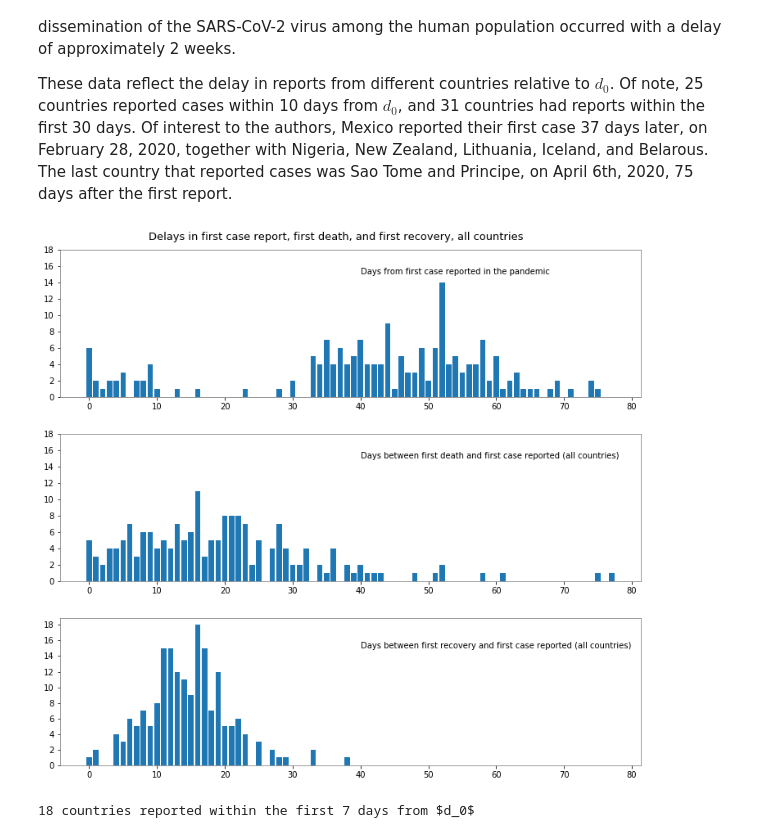
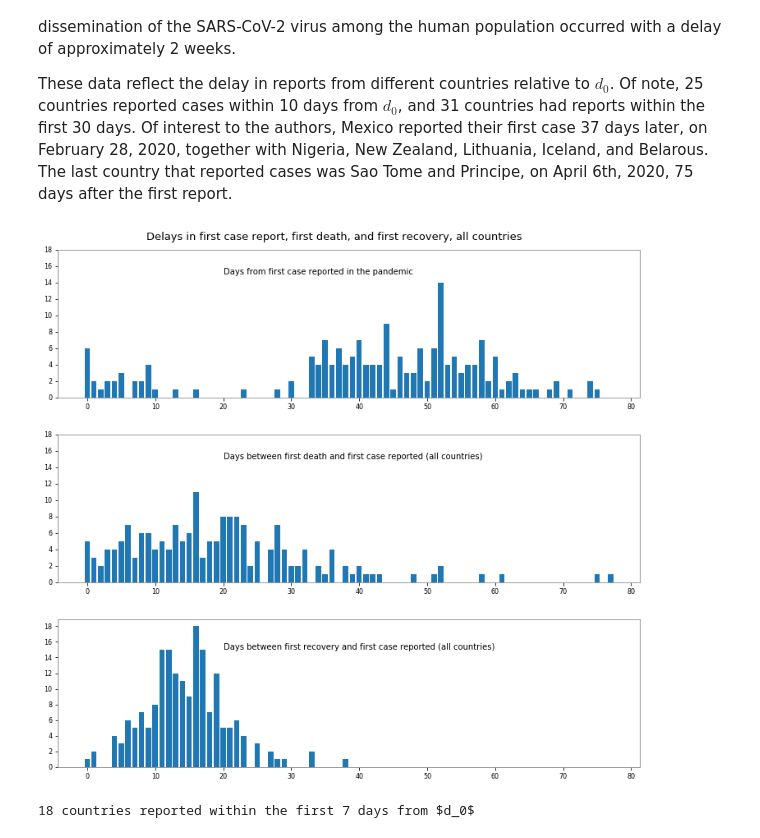
Before and after one commit to scab-unam/dam_COVID-19, a Jupyter notebook: tsam_COVID-19_JHU_cfr_Jan2020-.ipynb, the cells around one changed output. Saved outputs shown, nothing was run; the diff lists cells and outputs as text; code cells hidden in the pictures.

```diff
--- a/tsam_COVID-19_JHU_cfr_Jan2020-.ipynb
+++ b/tsam_COVID-19_JHU_cfr_Jan2020-.ipynb
@@ -188,25 +200,25 @@ Of interest to the authors, Mexico reported their first case 37 days later, on F
 # %%
 cCases, bins = np.histogram(iFC,np.arange(0,iFC.max()))
 cDeathCases, bins = np.histogram(iFD-iFC,np.arange(0,iFC.max()))
 cRecovCases, bins = np.histogram(iFR-iFC,np.arange(0,iFC.max()))
 #
 fDelays= gr.figure(figsize=(11,10)); gr.ioff(); rows=3; cols=1; ax=list()
-fDelays.suptitle('Delays in first case report, first death, and first recovery, all countries',fontsize=13)
+fDelays.suptitle('Delays in first case report, first death, and first recovery, all countries')
 for m in range(rows*cols):
     ax.append(fDelays.add_subplot(rows,cols,m+1))
 ax[0].bar(bins[:-1],cCases,width=0.8)
 ax[1].bar(bins[:-1],cDeathCases,width=0.8)
 ax[2].bar(bins[:-1],cRecovCases,width=0.8)
-ax[0].text(40,15,'Days from first case reported in the pandemic',fontsize=10)
-ax[1].text(40,15,'Days between first death and first case reported (all countries)',fontsize=10)
-ax[2].text(40,15,'Days between first recovery and first case reported (all countries)',fontsize=10)
+ax[0].text(20,15,'Days from first case reported in the pandemic')
+ax[1].text(20,15,'Days between first death and first case reported (all countries)')
+ax[2].text(20,15,'Days between first recovery and first case reported (all countries)')
 for m in range(rows*cols):
     ax[m].set_yticks(np.arange(0,np.maximum(cRecovCases.max()+1,cCases.max()),2))
 fDelays.subplots_adjust(left=0.075,bottom=0.075,right=0.97,top=0.95,wspace=0.1,hspace=0.25)
 gr.ion(); gr.draw(); gr.show()
 fDelays.savefig('tsam_COVID19_JHU_delaysAllCountries.png')
 # %% [output]
-[figure, old version]
+[figure, new version]
 # %%
 n=7; print(r'%d countries reported within the first %d days from $d_0$'%(len(siC[siC<n+1]),n))
 countries[jj[(siD-siC) <n+1]]
```
Also changed, not shown: parts of 17 cells of this notebook, 14 other files.
